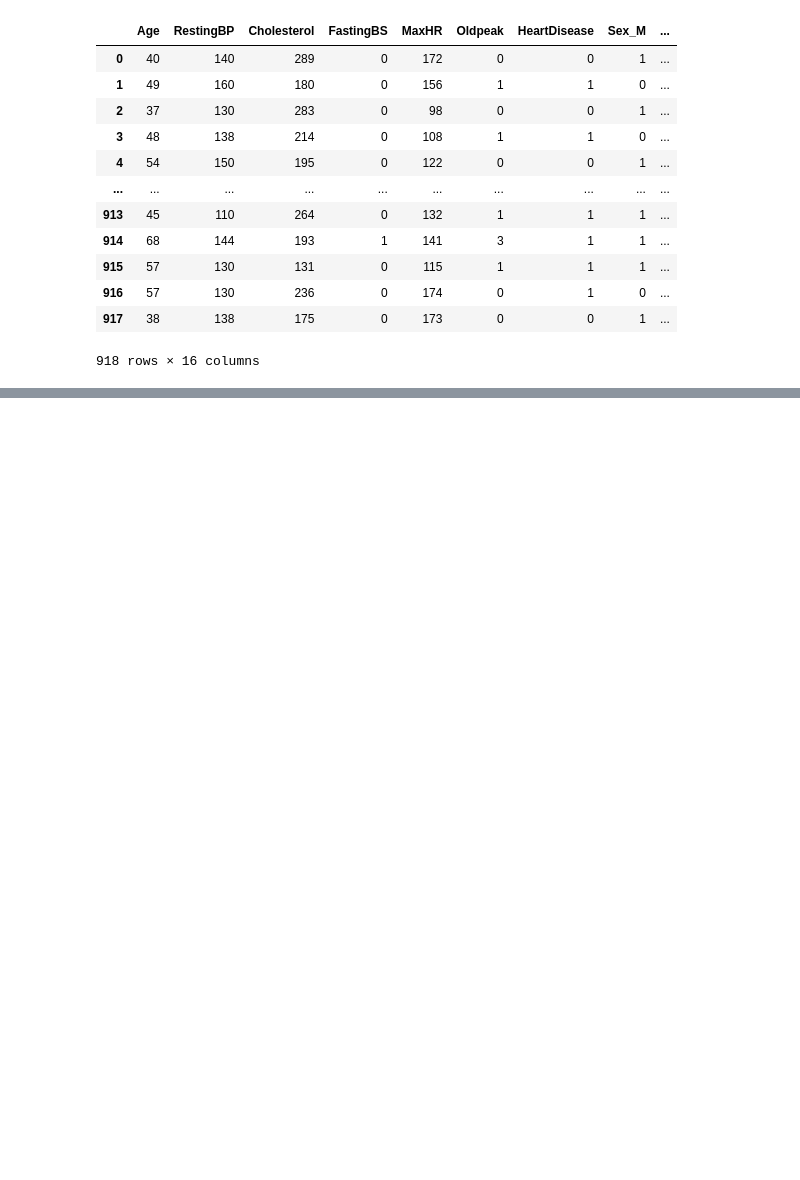
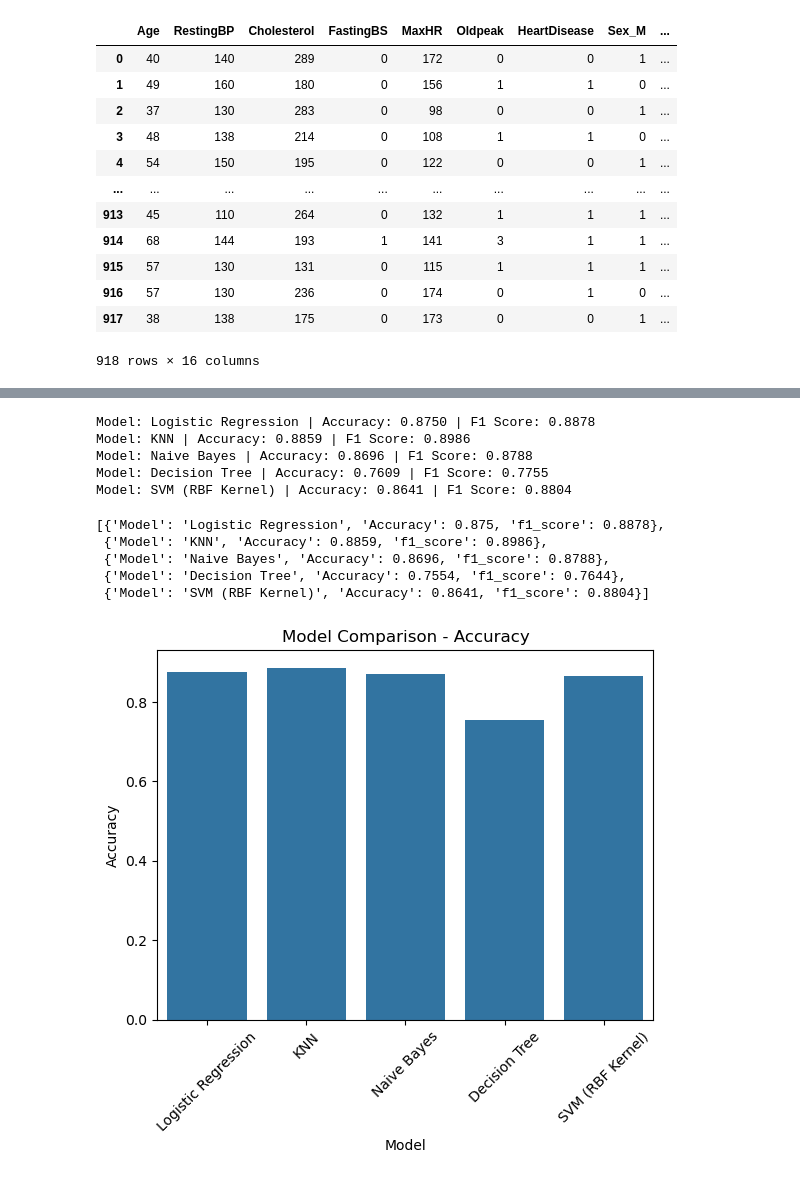
Before and after one commit to JunaidTanoli751/heart_disease, a Jupyter notebook: heart_disease.ipynb, the cells around one changed output, grey strips where cells are left out. Cells and saved outputs as stored; diff of their text form; code cells hidden in the pictures; blank space fills up the shorter version.

```diff
--- a/heart_disease.ipynb
+++ b/heart_disease.ipynb
@@ -271,0 +281,56 @@ df_encode.head()
+# %%
+X = df_encode.drop('HeartDisease',axis=1)
+y = df_encode['HeartDisease']
+# %%
+X_train, X_test, y_train, y_test = train_test_split(X, y, stratify=y, test_size=0.2, random_state=42)
+# %%
+scaler = StandardScaler()
+X_train_scaled = scaler.fit_transform(X_train)
+X_test_scaled = scaler.transform(X_test)
+# %%
+models = {
+    "Logistic Regression": LogisticRegression(),
+    "KNN": KNeighborsClassifier(),
+    "Naive Bayes": GaussianNB(),
+    "Decision Tree": DecisionTreeClassifier(),
+    "SVM (RBF Kernel)": SVC(probability=True)
+}
+results = []
+
+
+for name,model in models.items():
+    model.fit(X_train_scaled,y_train)
+    y_pred = model.predict(X_test_scaled)
+    acc = accuracy_score(y_test,y_pred)
+    f1 = f1_score(y_test,y_pred)
+
+    print(f"Model: {name} | Accuracy: {acc:.4f} | F1 Score: {f1:.4f}")
+    results.append({
+        'Model':name,
+        'Accuracy':round(acc,4),
+        'f1_score':round(f1,4)
+    })
+# %% [output]
+Model: Logistic Regression | Accuracy: 0.8750 | F1 Score: 0.8878
+Model: KNN | Accuracy: 0.8859 | F1 Score: 0.8986
+Model: Naive Bayes | Accuracy: 0.8696 | F1 Score: 0.8788
+Model: Decision Tree | Accuracy: 0.7609 | F1 Score: 0.7755
+Model: SVM (RBF Kernel) | Accuracy: 0.8641 | F1 Score: 0.8804
+# %%
+results
+# %% [output]
+[{'Model': 'Logistic Regression', 'Accuracy': 0.875, 'f1_score': 0.8878},
+ {'Model': 'KNN', 'Accuracy': 0.8859, 'f1_score': 0.8986},
+ {'Model': 'Naive Bayes', 'Accuracy': 0.8696, 'f1_score': 0.8788},
+ {'Model': 'Decision Tree', 'Accuracy': 0.7554, 'f1_score': 0.7644},
+ {'Model': 'SVM (RBF Kernel)', 'Accuracy': 0.8641, 'f1_score': 0.8804}]
+# %%
+
+
+df_results = pd.DataFrame(results)
+sns.barplot(data=df_results, x='Model', y='Accuracy')
+plt.xticks(rotation=45)
+plt.title('Model Comparison - Accuracy')
+plt.show()
+# %% [output]
+[figure, added]
```
Also changed, not shown: parts of 9 cells of this notebook.
